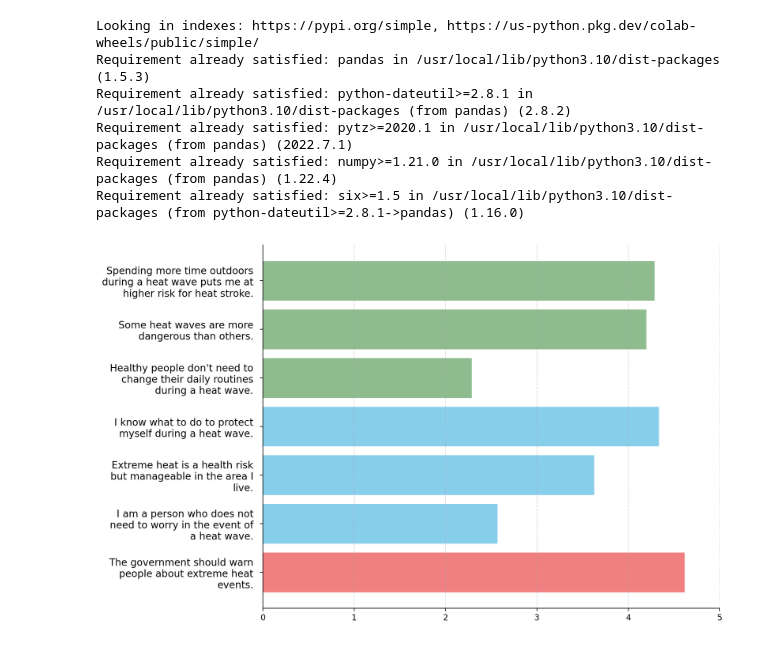
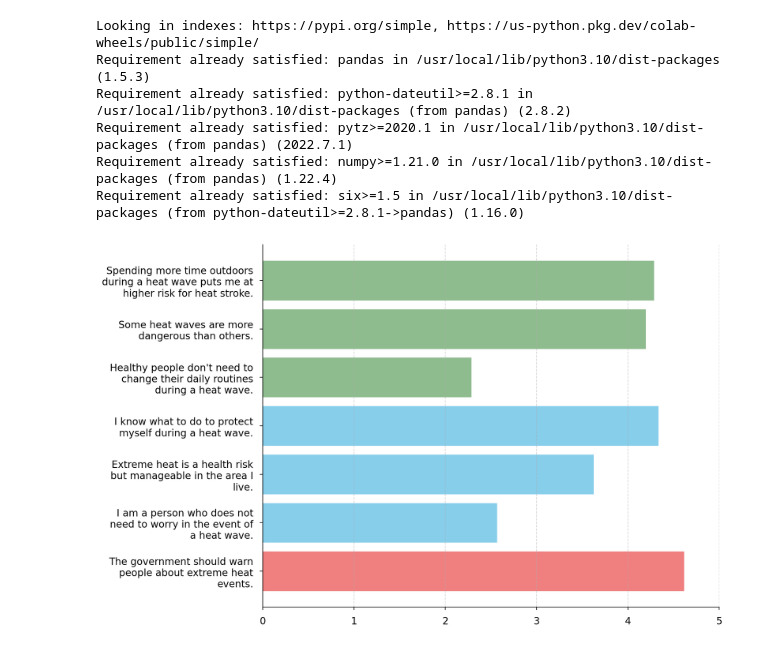
Before and after one commit to mfinke17/Python, a Jupyter notebook: Untitled2.ipynb, the cells around one changed output. Drawn from its saved outputs; the diff is of its cells as text; code cells hidden in the pictures.

```diff
--- a/Untitled2.ipynb
+++ b/Untitled2.ipynb
@@ -52,31 +52,32 @@ bars = ax.barh(df_sorted['Statement'], df_sorted['Mean'], height=0.8)
 
 # Convert the tuple to a list
 bars = list(bars)
 
 # Assign colors to the bars
 bars[0].set_color(colors_group1[0])
 for bar in bars[1:4]:
     bar.set_color(colors_group2[0])
 for bar in bars[4:]:
     bar.set_color(colors_group3[0])
 
 # Remove the top and right spines
 ax.spines['top'].set_visible(False)
 ax.spines['right'].set_visible(False)
 
 # Add grid lines
 ax.grid(axis='x', linestyle='--', alpha=0.5)
 
 # Set the wrapped labels as tick labels
 ax.set_yticks(range(len(df_sorted)))
 ax.set_yticklabels(['\n'.join(label) for label in wrapped_labels])
 
 # Increase font size
 ax.tick_params(axis='y', which='major', pad=8, labelsize=12)
+ax.tick_params(axis='x', which='major', pad=8, labelsize=12)
 
 # Set x-axis range to 0-5
 ax.set_xlim(0, 5)
 
 plt.show()
 # %% [output]
-[figure, old version]
+[figure, new version]
```
